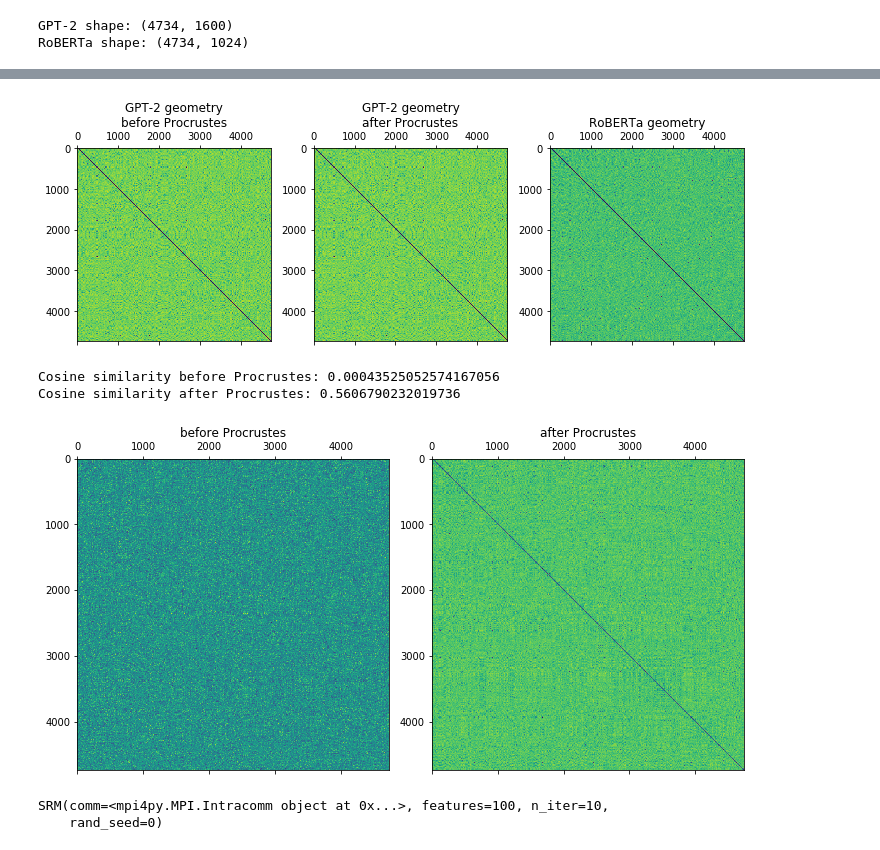
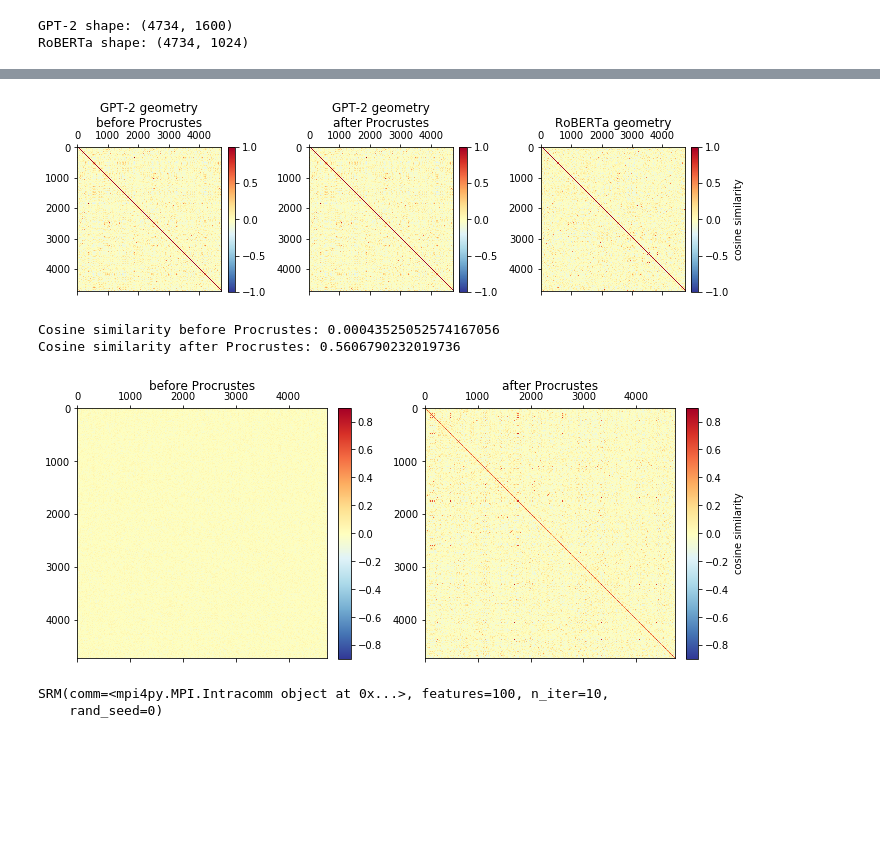
Before and after one commit to snastase/embedding-srm, a Jupyter notebook: embedding_srm.ipynb, the cells around one changed output, grey strips where cells are left out. Saved outputs shown, nothing was run; the diff lists cells and outputs as text; code cells hidden in the pictures; blank space fills up the shorter version.

```diff
--- a/embedding_srm.ipynb
+++ b/embedding_srm.ipynb
@@ -55,19 +58,26 @@ gpt2_procrustes_rdm = squareform(pdist(gpt2_procrustes, metric='cosine'))
 roberta_rdm = squareform(pdist(roberta, metric='cosine'))
 # %%
 # Visualize representational before and after Procrustes
-fig, axs = plt.subplots(ncols=3, nrows=1, figsize=(10, 4))
-axs[0].matshow(gpt2_original_rdm)
+fig, axs = plt.subplots(ncols=3, nrows=1, figsize=(10, 6))
+p0 = axs[0].matshow(1 - gpt2_original_rdm,
+                    vmin=-1, vmax=1, cmap='RdYlBu_r')
 axs[0].set_title('GPT-2 geometry\nbefore Procrustes',
-                 y=1.08)
-axs[1].matshow(gpt2_procrustes_rdm)
+                 y=1.1)
+p1 = axs[1].matshow(1 - gpt2_procrustes_rdm,
+                    vmin=-1, vmax=1, cmap='RdYlBu_r')
 axs[1].set_title('GPT-2 geometry\nafter Procrustes',
-                 y=1.08)
-axs[2].matshow(roberta_rdm)
+                 y=1.1)
+p2 = axs[2].matshow(1 - roberta_rdm,
+                    vmin=-1, vmax=1, cmap='RdYlBu_r')
 axs[2].set_title('RoBERTa geometry',
-                 y=1.08)
+                 y=1.1)
+fig.colorbar(p0, ax=axs[0], fraction=0.046, pad=0.04)
+fig.colorbar(p1, ax=axs[1], fraction=0.046, pad=0.04)
+fig.colorbar(p2, ax=axs[2], fraction=0.046, pad=0.04,
+             label='cosine similarity')
 plt.tight_layout()
 # %% [output]
-[figure, old version]
+[figure, new version]
 # %%
 # Compute sample-wise distances between datasets
 from scipy.spatial.distance import cdist
@@ -83,13 +93,18 @@ Cosine similarity after Procrustes: 0.5606790232019736
 # %%
 # Visualize sample-wise alignment before and after
 fig, axs = plt.subplots(ncols=2, nrows=1, figsize=(10, 6))
-axs[0].matshow(original_dist)
+p0 = axs[0].matshow(1 - original_dist,
+                    vmin=-.9, vmax=.9, cmap="RdYlBu_r")
 axs[0].set_title('before Procrustes')
-axs[1].matshow(procrustes_dist)
+p1 = axs[1].matshow(1 - procrustes_dist,
+                    vmin=-.9, vmax=.9, cmap="RdYlBu_r")
 axs[1].set_title('after Procrustes')
+fig.colorbar(p0, ax=axs[0], fraction=0.046, pad=0.04)
+fig.colorbar(p1, ax=axs[1], fraction=0.046, pad=0.04,
+             label='cosine similarity')
 plt.tight_layout()
 # %% [output]
-[figure, old version]
+[figure, new version]
 # %%
 # Now let's try SRM
 from brainiak.funcalign.srm import SRM
```
Also changed, not shown: parts of 5 cells of this notebook.
